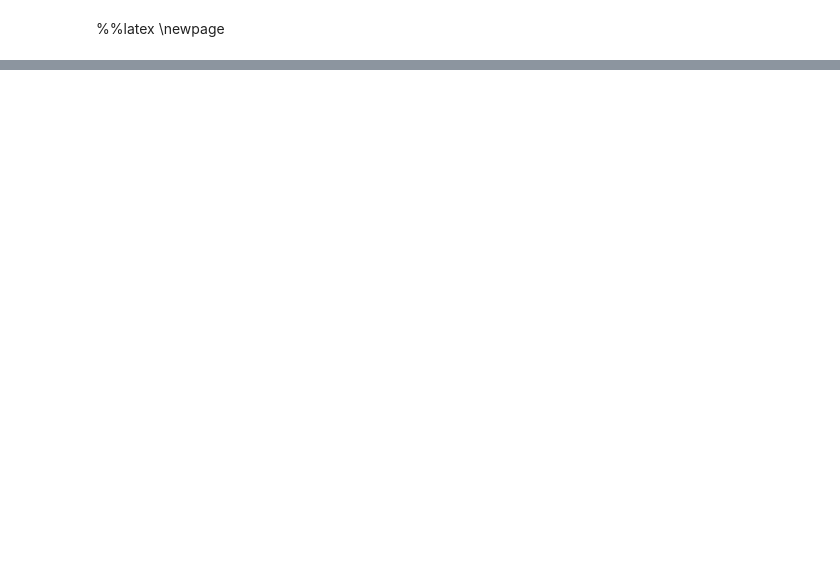
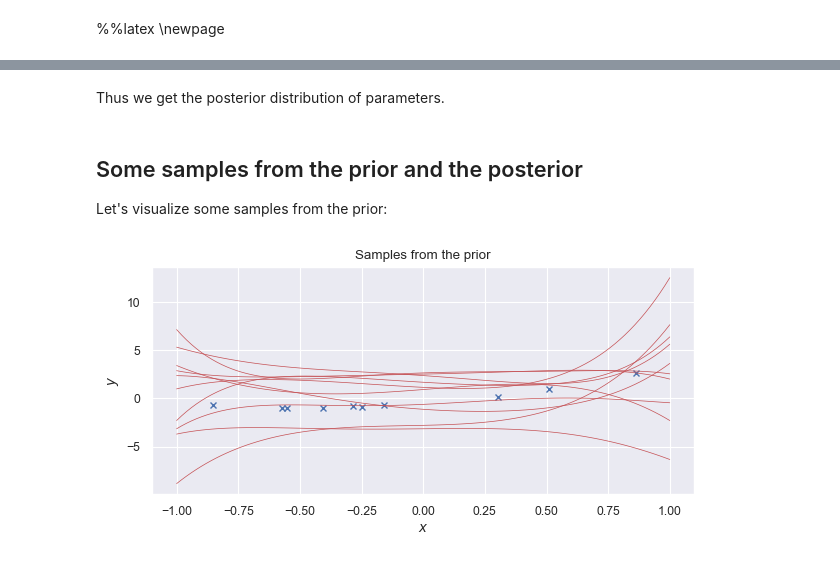
Before and after one commit to Knoero/MachineLearning, a Jupyter notebook: 1 Basics/03 Probabilistic Interpretation and Bayesian Methods.ipynb, the cells around one changed output, grey strips where cells are left out. Drawn from its saved outputs; the diff is of its cells as text; code cells hidden in the pictures; blank space fills up the shorter version.

Commit message:
[ADD]Finish Bayesian Linear Regression and MAP Estimation

```diff
--- a/1 Basics/03 Probabilistic Interpretation and Bayesian Methods.ipynb
+++ b/1 Basics/03 Probabilistic Interpretation and Bayesian Methods.ipynb
@@ -374,0 +447,24 @@ $$
+# %%
+import scipy
+import scipy.stats as st
+
+# Pick variance by hand. Here the true one is used
+sigma = 0.1
+# Pick the regularization paramter by hand
+alpha = 5.0
+# The prior for weights
+theta_prior = st.multivariate_normal(mean=np.zeros(degree + 1),\
+                                     cov=alpha * np.eye(degree + 1))
+# Construct the positive-definite matrix
+A = np.dot(Phi.T, Phi) / sigma**2 + alpha * np.eye(Phi.shape[1])
+# Get the Cholesky decomposition of A
+L = scipy.linalg.cho_factor(A)
+# Solve for posterior weight mean vector
+m = scipy.linalg.cho_solve(L, np.dot(Phi.T, y / sigma**2))
+print("The posterior weight mean vector is:\n", m)
+# Solve for posterior weight covariance matrix
+S = scipy.linalg.cho_solve(L, np.eye(Phi.shape[1]))
+print("The posterior weight covariance matrix is:\n", S)
+# The posterior of the weights as a distribution
+m = m.reshape(m.shape[0])
+theta_post = st.multivariate_normal(mean=m, cov=S)
@@ -374,0 +486,25 @@ $$
+# %% [markdown]
+Thus we get the posterior distribution of parameters.
+# %% [markdown]
+## Some samples from the prior and the posterior
+
+Let's visualize some samples from the prior:
+# %%
+fig, ax = plt.subplots(figsize=(7, 3), dpi=100)
+# Some points on which to evaluate the regression function
+xe = np.linspace(-1, 1, 100).reshape(-1, 1)
+Phi_xe = poly.fit_transform(xe)
+# Plot the observations
+ax.plot(x, y, 'x')
+# Sample from the prior
+for ii in range(10):
+    theta_sample = theta_prior.rvs()
+    ye_sample = np.dot(Phi_xe, theta_sample)
+    ax.plot(xe, ye_sample, 'r', lw=0.5)
+# Set the axis labels and title
+ax.set_title("Samples from the prior")
+ax.set_xlabel("$x$")
+ax.set_ylabel("$y$")
+plt.show()
+# %% [output]
+[figure, added]
```
Also changed, not shown: parts of 29 cells of this notebook, 1 other file.
